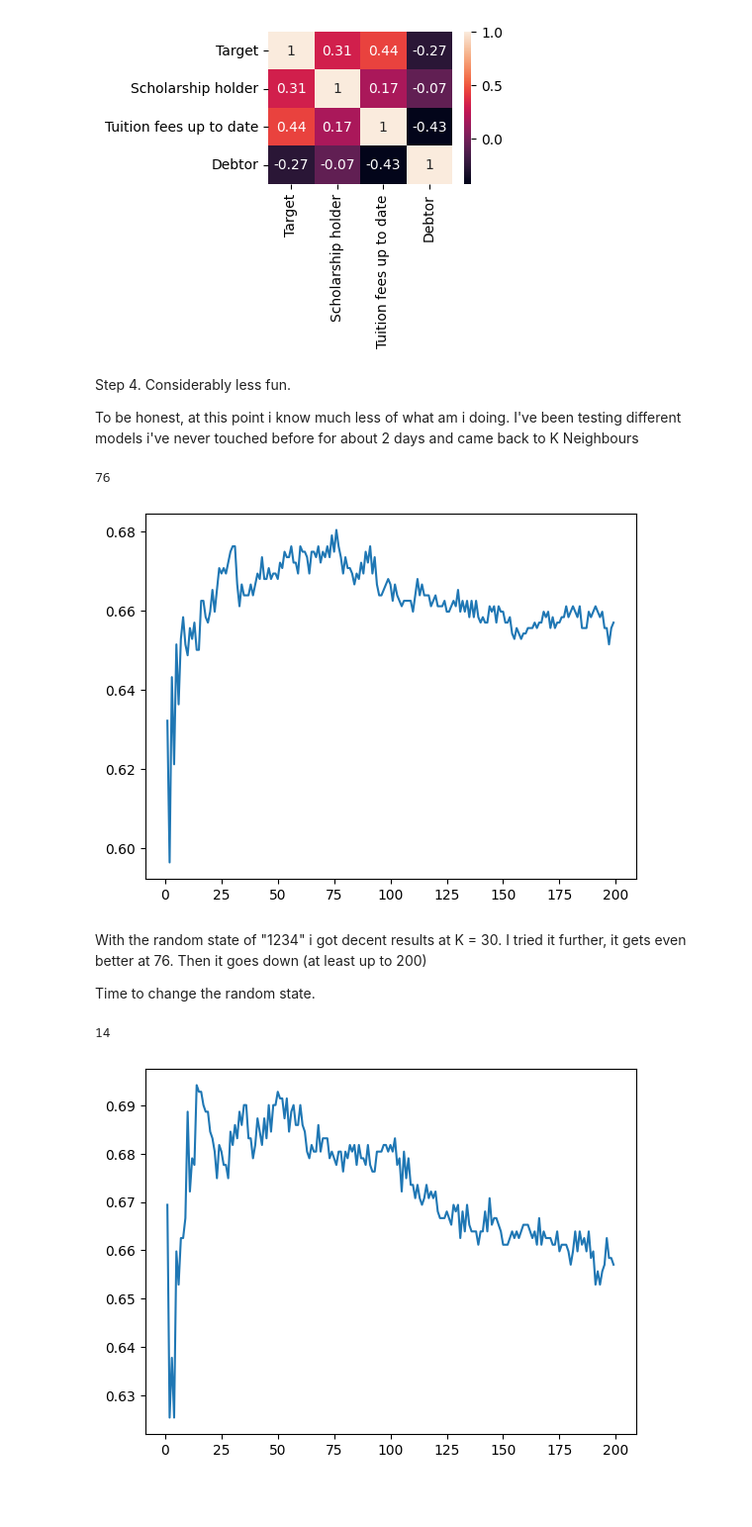
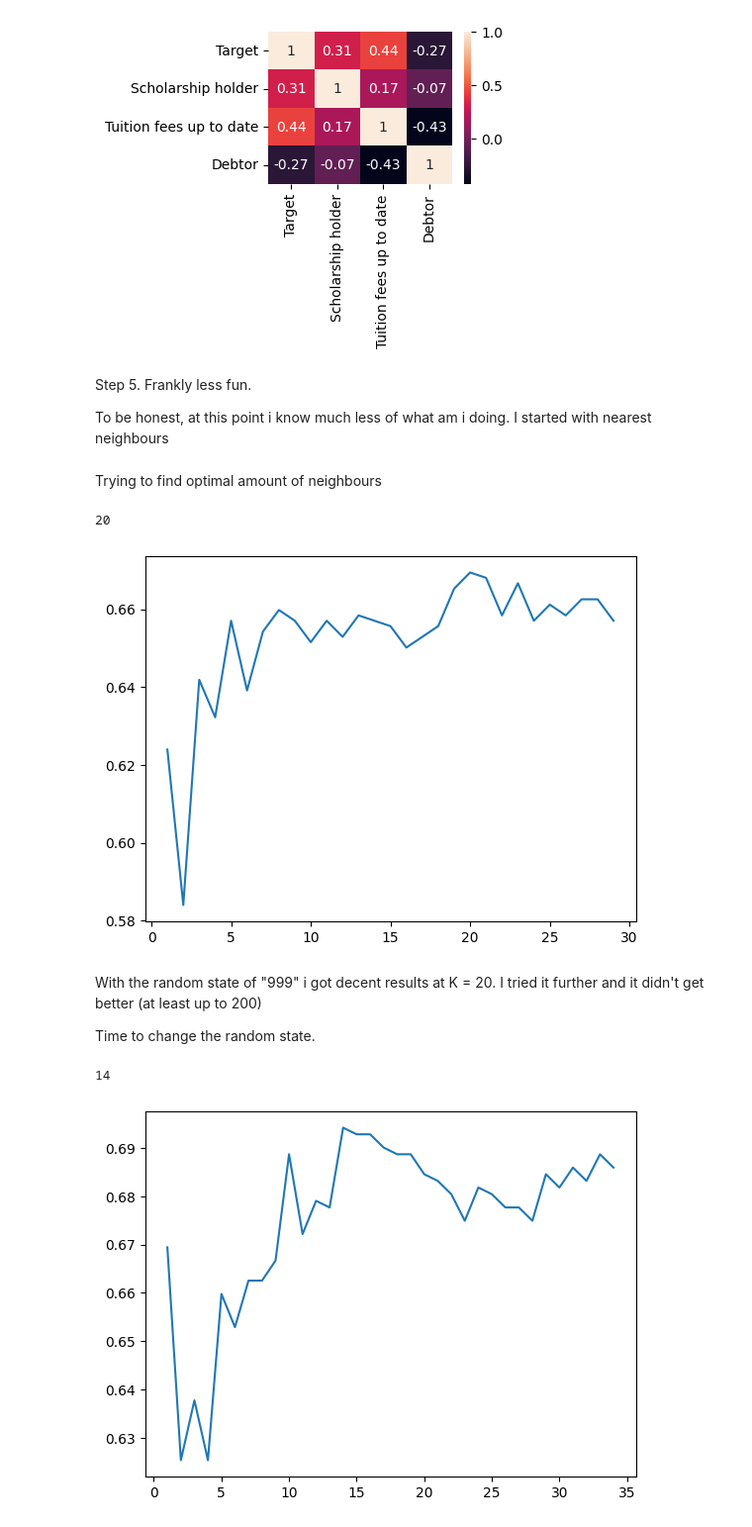
Before and after one commit to crimfi/keepstudying, a Jupyter notebook: main.ipynb, the cells around one changed output. Shown at 99% size. Saved outputs shown, nothing was run; the diff lists cells and outputs as text; code cells hidden in the pictures; blank space fills up the shorter version.

```diff
--- a/main.ipynb
+++ b/main.ipynb
@@ -95,9 +96,9 @@ plot = sns.heatmap(df.loc[:,["Target", "Scholarship holder", "Tuition fees up to
 # %% [output]
 [figure]
 # %% [markdown]
-Step 4. Considerably less fun.
+Step 5. Frankly less fun.
 
-To be honest, at this point i know much less of what am i doing. I've been testing different models i've never touched before for about 2 days and came back to K Neighbours
+To be honest, at this point i know much less of what am i doing. I started with nearest neighbours
 # %%
 y = df.Target.astype(np.int64)
 df.drop(["Target"], axis=1, inplace=True)
@@ -108,7 +109,9 @@ X_train, X_test, y_train, y_test = train_test_split(X, y, test_size=0.20, random
 # %%
 from sklearn.neighbors import KNeighborsClassifier
+# %% [markdown]
+Trying to find optimal amount of neighbours
 # %%
-k_range = range(1,100)
+k_range = range(1, 30)
 scores_list = []
 for k in k_range:
     knn = KNeighborsClassifier(n_neighbors=k)
@@ -119,28 +122,28 @@ for k in k_range:
 plt.plot(k_range, scores_list)
 print(k_range[scores_list.index(max(scores_list))])
 # %% [output]
-76
+20
-[figure, old version]
+[figure, new version]
 # %% [markdown]
-With the random state of "1234" i got decent results at K = 30. I tried it further, it gets even better at 76. Then it goes down (at least up to 200)
+With the random state of "999" i got decent results at K = 20. I tried it further and it didn't get better (at least up to 200)
 
 Time to change the random state.
 # %%
 X_train, X_test, y_train, y_test = train_test_split(X, y, test_size=0.20, random_state=256)
 
-k_range = range(1,100)
+k_range = range(1,35)
 scores_list = []
 for k in k_range:
     knn = KNeighborsClassifier(n_neighbors=k)
     knn.fit(X_train, y_train)
     y_pred = knn.predict(X_test)
     scores_list.append(metrics.accuracy_score(y_test, y_pred))
 
 plt.plot(k_range, scores_list)
 print(k_range[scores_list.index(max(scores_list))])
 # %% [output]
 14
-[figure, old version]
+[figure, new version]
 # %%
 X_train, X_test, y_train, y_test = train_test_split(X, y, test_size=0.20, random_state=13042023)
 
```
Also changed, not shown: parts of 7 cells of this notebook.
